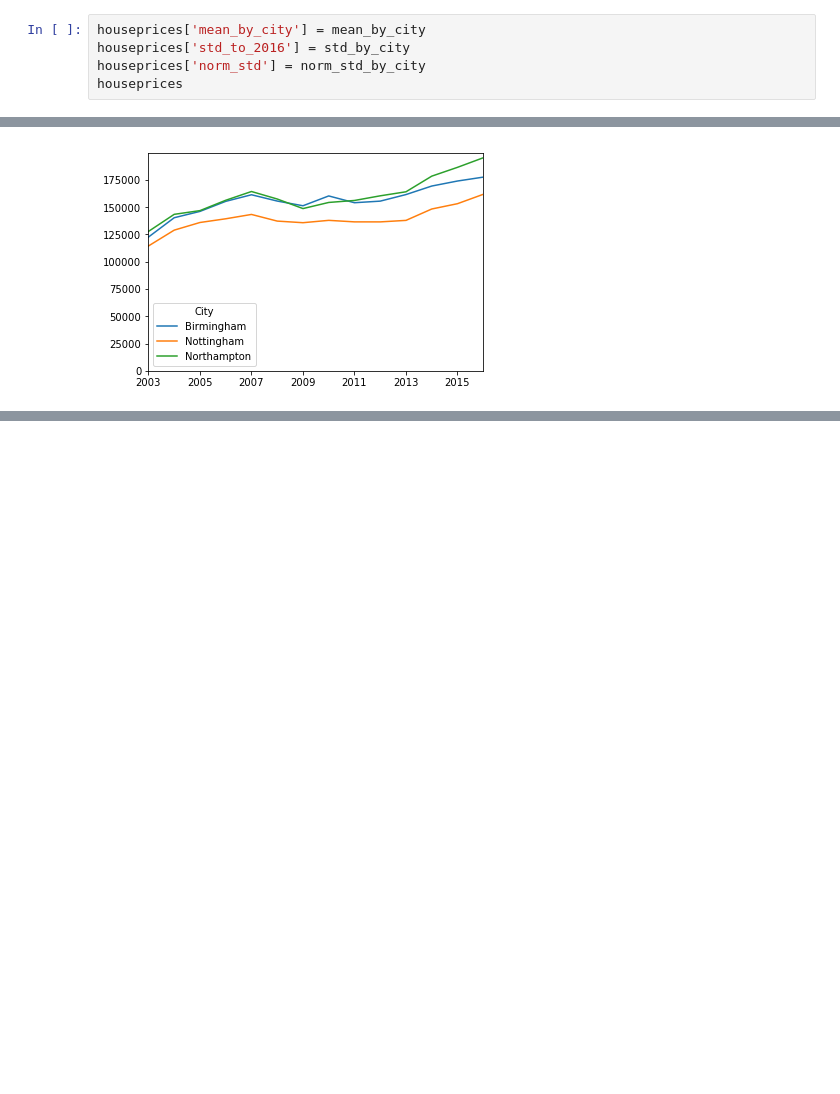
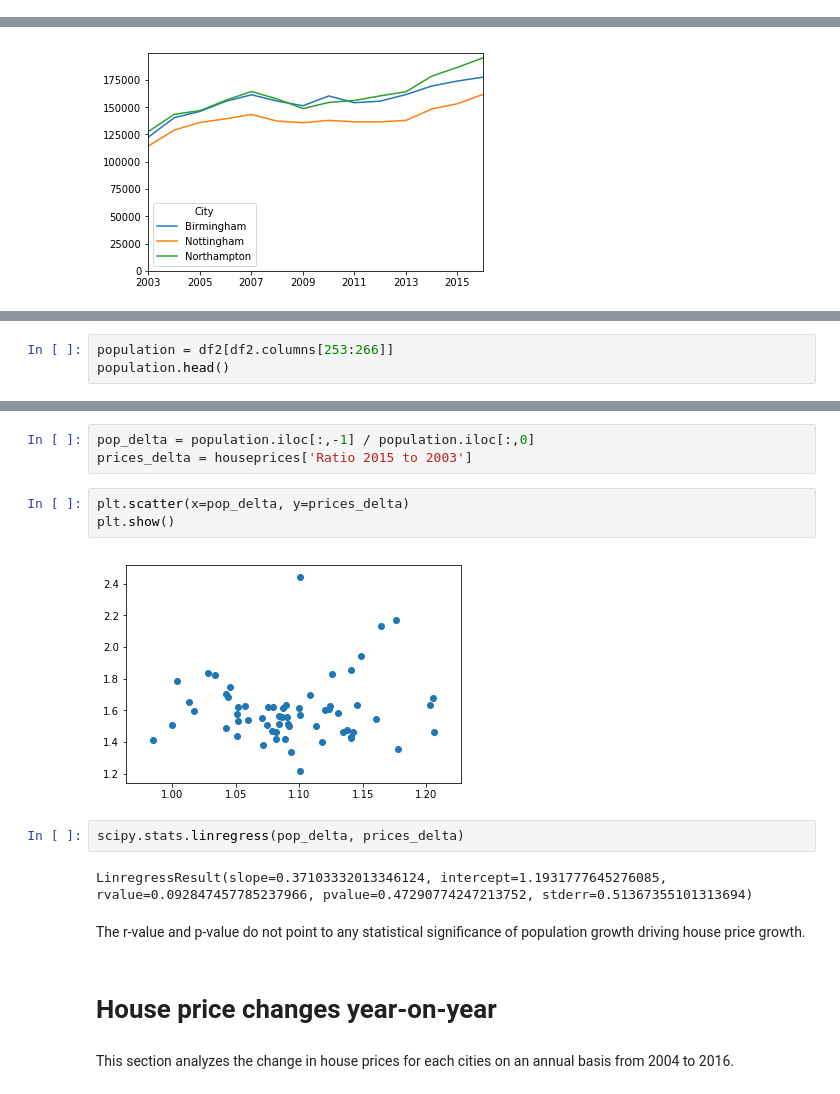
Before and after one commit to IvanTodorovic78/Capstone1, a Jupyter notebook: Capstone1 EDA and Visualizations.ipynb, the cells around one changed output, grey strips where cells are left out. Drawn from its saved outputs; the diff is of its cells as text; blank space fills up the shorter version.

```diff
--- a/Capstone1 EDA and Visualizations.ipynb
+++ b/Capstone1 EDA and Visualizations.ipynb
@@ -155,8 +176,3 @@ Warrington       0.085175
 Telford          0.085059
 Nottingham       0.078998
 dtype: float64
-# %%
-houseprices['mean_by_city'] = mean_by_city
-houseprices['std_to_2016'] = std_by_city
-houseprices['norm_std'] = norm_std_by_city
-houseprices
@@ -242,0 +251,3 @@ plt.show()
+# %%
+population = df2[df2.columns[253:266]]
+population.head()
@@ -242,0 +262,18 @@ plt.show()
+# %%
+pop_delta = population.iloc[:,-1] / population.iloc[:,0]
+prices_delta = houseprices['Ratio 2015 to 2003']
+# %%
+plt.scatter(x=pop_delta, y=prices_delta)
+plt.show()
+# %% [output]
+[figure, added]
+# %%
+scipy.stats.linregress(pop_delta, prices_delta)
+# %% [output]
+LinregressResult(slope=0.37103332013346124, intercept=1.1931777645276085, rvalue=0.092847457785237966, pvalue=0.47290774247213752, stderr=0.51367355101313694)
+# %% [markdown]
+The r-value and p-value do not point to any statistical significance of population growth driving house price growth.
+# %% [markdown]
+# House price changes year-on-year
+# %% [markdown]
+This section analyzes the change in house prices for each cities on an annual basis from 2004 to 2016.
```
Also changed, not shown: parts of 58 cells of this notebook.
